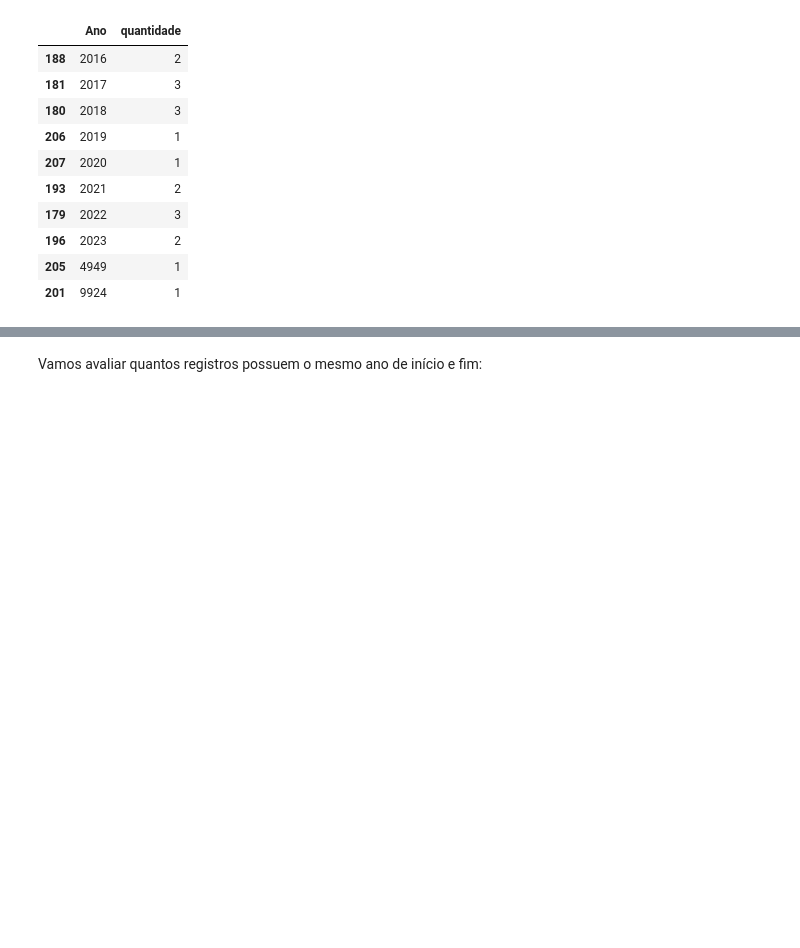
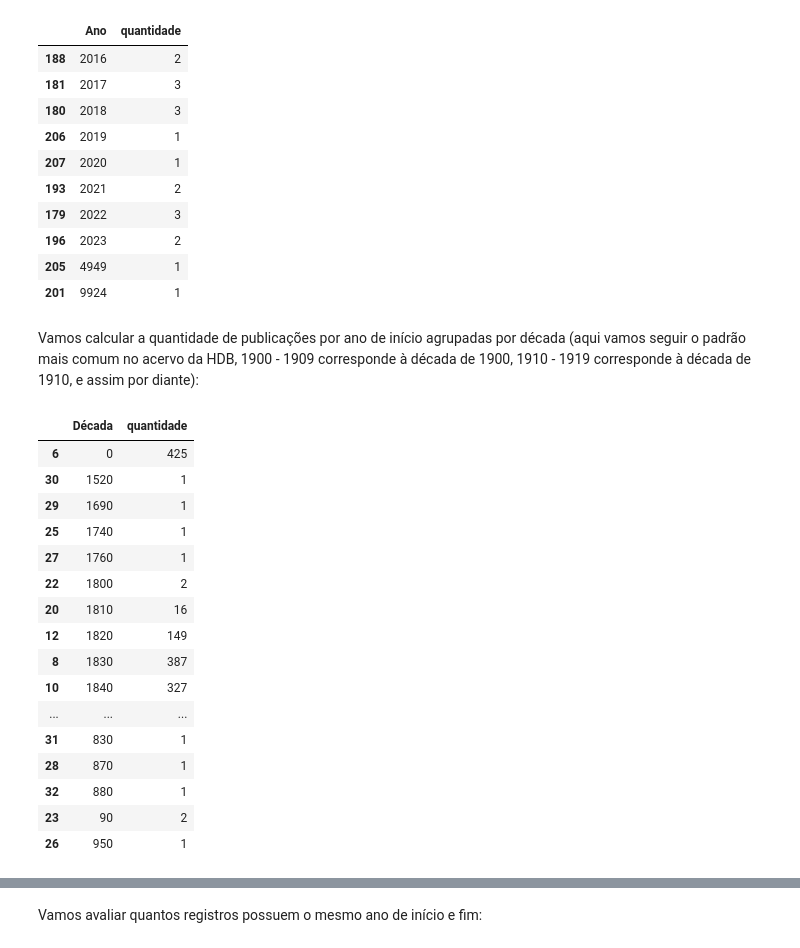
Before and after one commit to ericbrasiln/hemdig-framework, a Jupyter notebook: repositorios/BND-BR/complete_data.ipynb, the cells around one changed output, grey strips where cells are left out. Cells and saved outputs as stored; diff of their text form; code cells hidden in the pictures; blank space fills up the shorter version.

```diff
--- a/repositorios/BND-BR/complete_data.ipynb
+++ b/repositorios/BND-BR/complete_data.ipynb
@@ -378,3 +376,5 @@ fig4.update_layout(legend=dict(yanchor="top", y=0.99, xanchor="left", x=0.01))
 fig4.show()
 # salvar gráfico
 fig4.write_image('./charts/fig4.png')
+# %% [markdown]
+Vamos calcular a quantidade de publicações por ano de início agrupadas por década (aqui vamos seguir o padrão mais comum no acervo da HDB, 1900 - 1909 corresponde à década de 1900, 1910 - 1919 corresponde à década de 1910, e assim por diante):
@@ -380,0 +384,25 @@ fig4.write_image('./charts/fig4.png')
+# %%
+# contar década de início de publicação e csalvar em um dataframe
+df_bdecade = df['start_decade'].value_counts().rename_axis('Década').reset_index(name='quantidade')
+df_bdecade = df_bdecade.sort_values(by=['Década'])
+# tornar a coluna 'Década' em inteiro
+df_bdecade['Década'] = df_bdecade['Década'].astype(int)
+df_bdecade
+# %% [output]
+|  | Década | quantidade |
+| 6 | 0 | 425 |
+| 30 | 1520 | 1 |
+| 29 | 1690 | 1 |
+| 25 | 1740 | 1 |
+| 27 | 1760 | 1 |
+| 22 | 1800 | 2 |
+| 20 | 1810 | 16 |
+| 12 | 1820 | 149 |
+| 8 | 1830 | 387 |
+| 10 | 1840 | 327 |
+| ... | ... | ... |
+| 31 | 830 | 1 |
+| 28 | 870 | 1 |
+| 32 | 880 | 1 |
+| 23 | 90 | 2 |
+| 26 | 950 | 1 |
```
Also changed, not shown: parts of 35 cells of this notebook, 14 other files.
